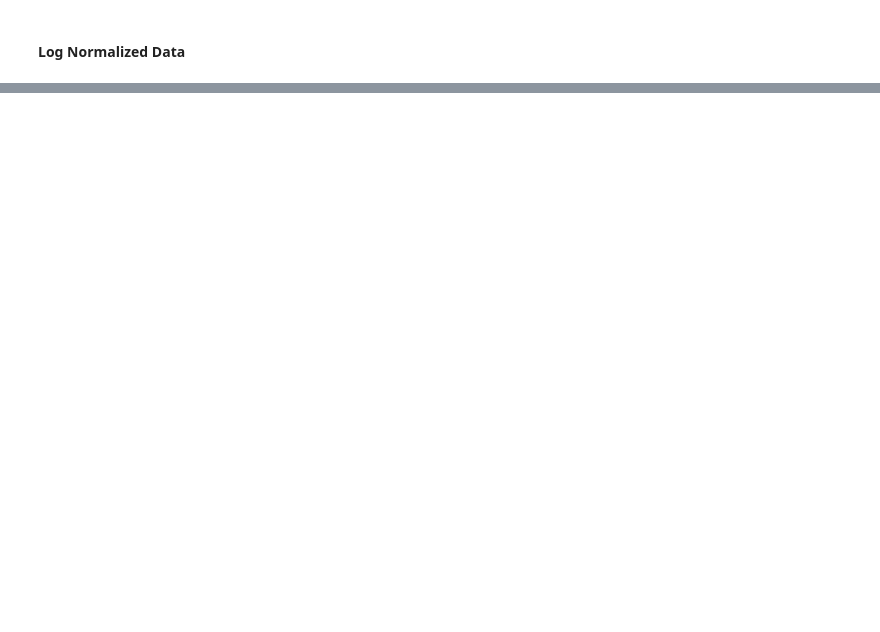
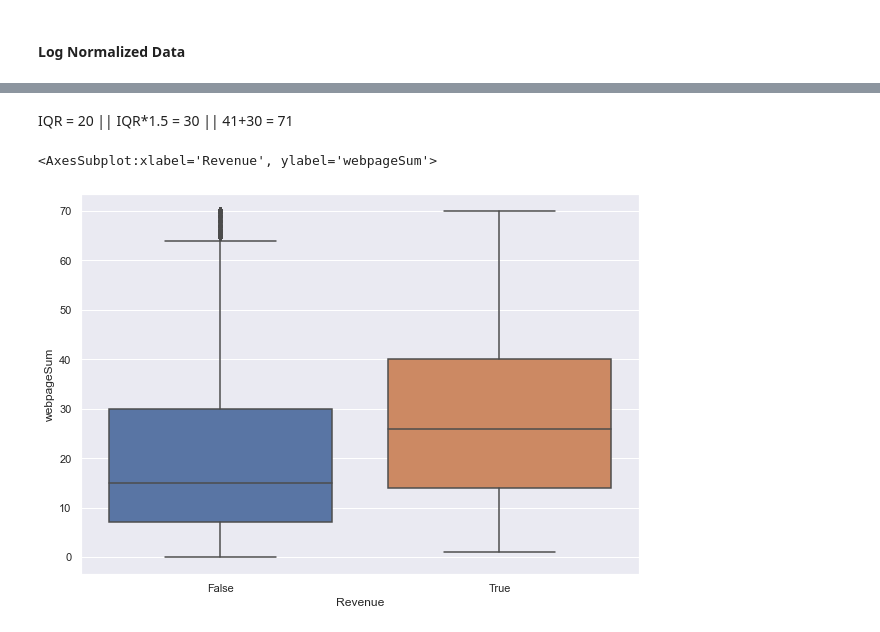
Before and after one commit to ivan-usd/panda-commerce, a Jupyter notebook: notebooks/ivanDataCleanUp.ipynb, the cells around one changed output, grey strips where cells are left out. Cells and saved outputs as stored; diff of their text form; code cells hidden in the pictures; blank space fills up the shorter version.

```diff
--- a/notebooks/ivanDataCleanUp.ipynb
+++ b/notebooks/ivanDataCleanUp.ipynb
@@ -93,0 +155,10 @@ eCommerceDF.shape[0]
+# %% [markdown]
+IQR = 20 || IQR*1.5 = 30 || 41+30 = 71
+# %%
+outlierWebpageDf = eCommerceDF[eCommerceDF['webpageSum'].lt(71)]
+# %%
+sns.set(rc={'figure.figsize':(10,7)})
+sns.boxplot(x="Revenue", y="webpageSum", data=outlierWebpageDf.dropna())
+# %% [output]
+<AxesSubplot:xlabel='Revenue', ylabel='webpageSum'>
+[figure, added]
```
Also changed, not shown: parts of 26 cells of this notebook, 1 other file.
